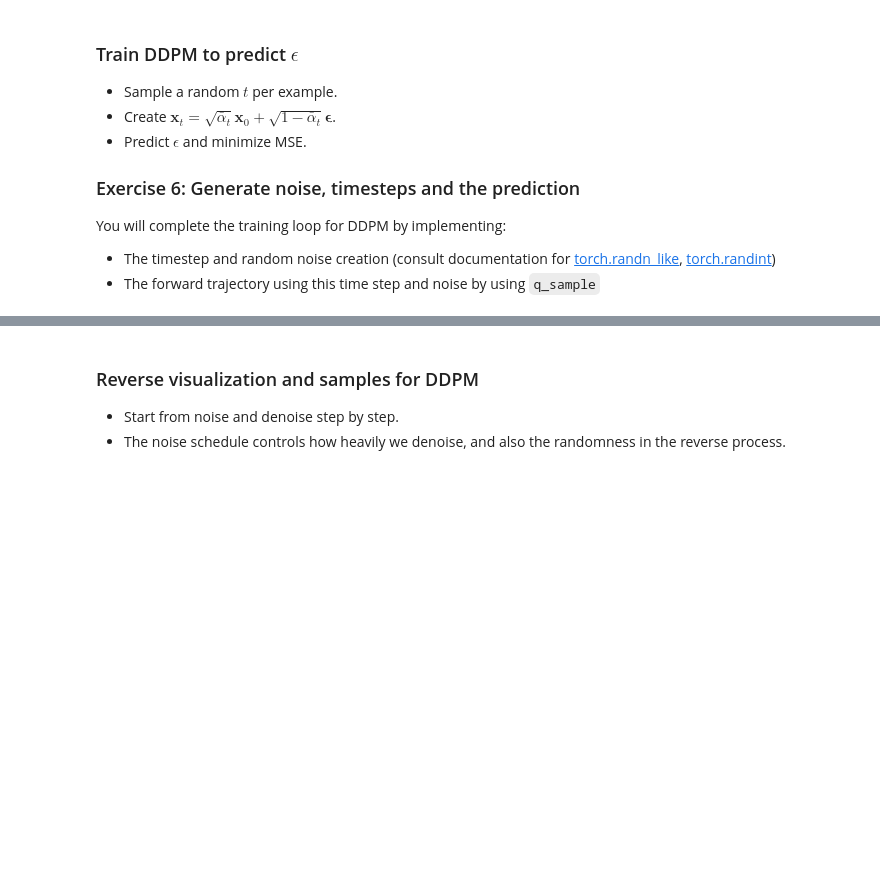
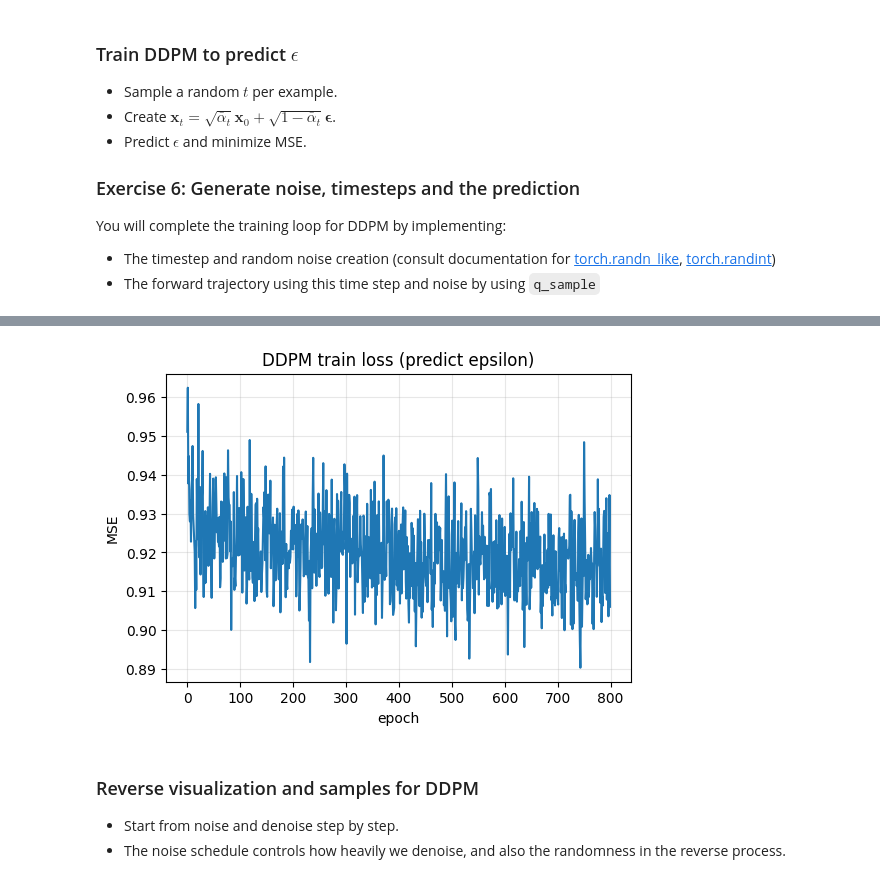
Before and after one commit to haduyenhoa/ETH-CAS-Week3, a Jupyter notebook: diffusion/w3_cx_diffusion.ipynb, the cells around one changed output, grey strips where cells are left out. Cells and saved outputs as stored; diff of their text form; code cells hidden in the pictures; blank space fills up the shorter version.

```diff
--- a/diffusion/w3_cx_diffusion.ipynb
+++ b/diffusion/w3_cx_diffusion.ipynb
@@ -557,14 +571,13 @@ try:
             # EX 6a: Calculate the noise (eps; random noise for the entire sample x0) and the timestep t (random integer constant for each element in the batch; use batch size)
             # 🎯🎯🎯 TODO: eps = ? 🎯🎯🎯
             # 🎯🎯🎯 TODO: t = ?.long().to(device) 🎯🎯🎯
-            t = None
-            eps = None
+            t = torch.randint(0, T_ddpm, (bsz,)).long().to(device) # random integer constant for each element in the batch; use batch size
+            eps = torch.randn_like(x0) # random noise for the entire sample x0
             # EX 6b: Create a noised sample by running the forward trajectory of q_sample of the model
             # 🎯🎯🎯 TODO: x_t = ? 🎯🎯🎯
-            x_t = None
-
+            x_t = model.q_sample(x0, t, eps) # use the q_sample function to calculate the x_t
             eps_pred = model(x_t, t)
-            loss = F.mse_loss(eps_pred, eps)
+            loss = F.mse_loss(eps_pred, eps) # Q: why it calculate loss of the noise?  -> because this DDPM is to use to generate noise.
 
             opt.zero_grad()
             loss.backward()
@@ -591,3 +604,4 @@ except (TypeError, AttributeError) as e:
     if "NoneType" not in str(e):
         raise
     raise NotImplementedError("Training step not implemented (EX 6)") from None
+# %% [output]
@@ -594,3 +625,4 @@ except (TypeError, AttributeError) as e:
+[figure, added]
 # %% [markdown]
 ### Reverse visualization and samples for DDPM
 
```
Also changed, not shown: parts of 21 cells of this notebook.
